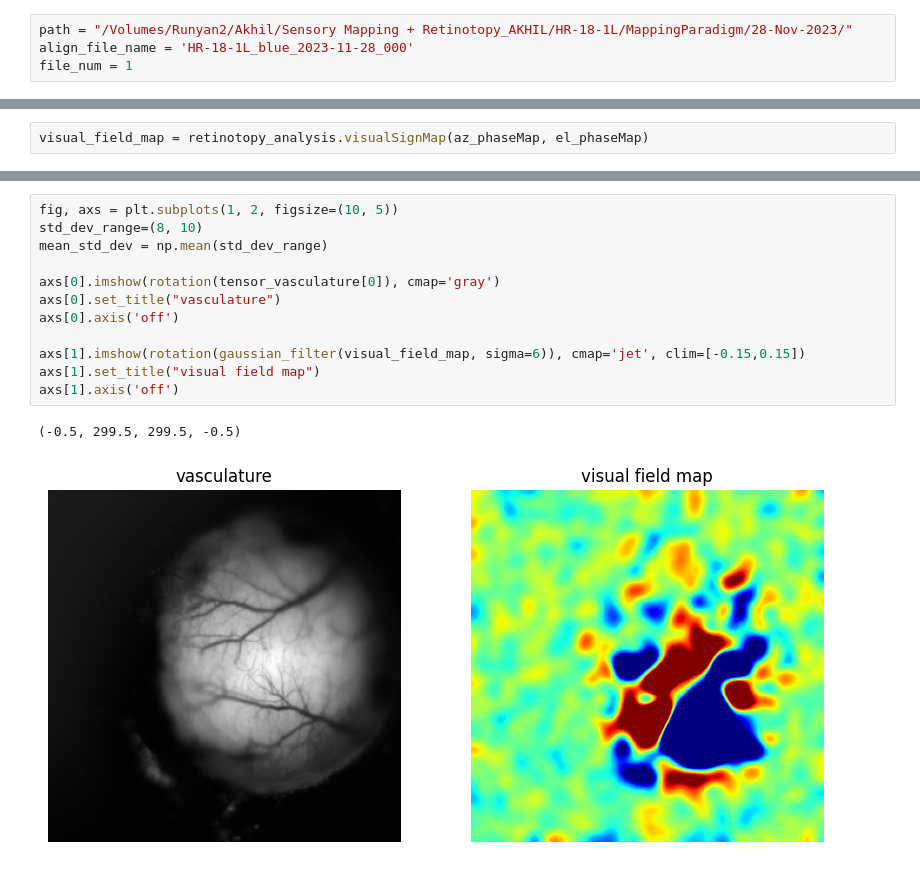
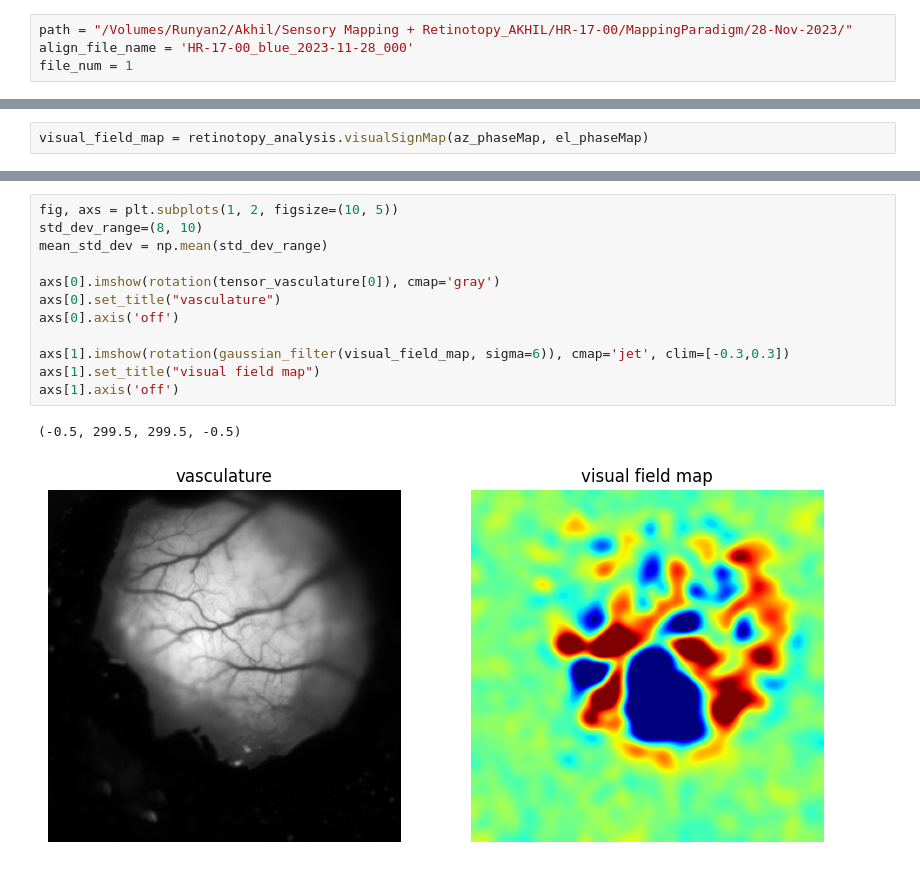
Before and after one commit to acbandi213/Retinotopy-Analysis, a Jupyter notebook: Visual_field_maps_batch.ipynb, the cells around one changed output, grey strips where cells are left out. Drawn from its saved outputs; the diff is of its cells as text.

```diff
--- a/Visual_field_maps_batch.ipynb
+++ b/Visual_field_maps_batch.ipynb
@@ -14,8 +14,8 @@ import h5py
 # %%
 from ret_analysis_functions import * #imports utilities.py file which has functions for plotting psychometrics and other useful things
 # %%
-path = "/Volumes/Runyan2/Akhil/Sensory Mapping + Retinotopy_AKHIL/HR-18-1L/MappingParadigm/28-Nov-2023/"
-align_file_name = 'HR-18-1L_blue_2023-11-28_000'
+path = "/Volumes/Runyan2/Akhil/Sensory Mapping + Retinotopy_AKHIL/HR-17-00/MappingParadigm/28-Nov-2023/"
+align_file_name = 'HR-17-00_blue_2023-11-28_000'
 file_num = 1
 # %%
 paths_azimuth_LR = []
@@ -164,18 +164,18 @@ axs[3].axis('off')
 # %%
 fig, axs = plt.subplots(1, 2, figsize=(10, 5))
 std_dev_range=(8, 10)
 mean_std_dev = np.mean(std_dev_range)
 
 axs[0].imshow(rotation(tensor_vasculature[0]), cmap='gray')
 axs[0].set_title("vasculature")
 axs[0].axis('off')
 
-axs[1].imshow(rotation(gaussian_filter(visual_field_map, sigma=6)), cmap='jet', clim=[-0.15,0.15])
+axs[1].imshow(rotation(gaussian_filter(visual_field_map, sigma=6)), cmap='jet', clim=[-0.3,0.3])
 axs[1].set_title("visual field map")
 axs[1].axis('off')
 # %% [output]
 (-0.5, 299.5, 299.5, -0.5)
-[figure, old version]
+[figure, new version]
 # %%
 fig, axs = plt.subplots(figsize=(10, 5))
 std_dev_range=(8, 10)
```
Also changed, not shown: parts of 4 cells of this notebook.
